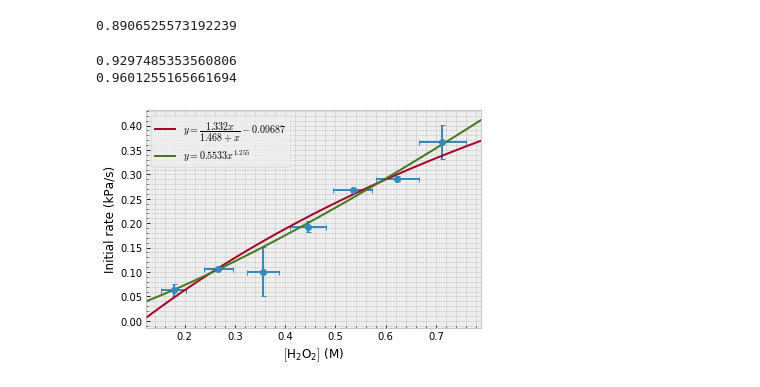
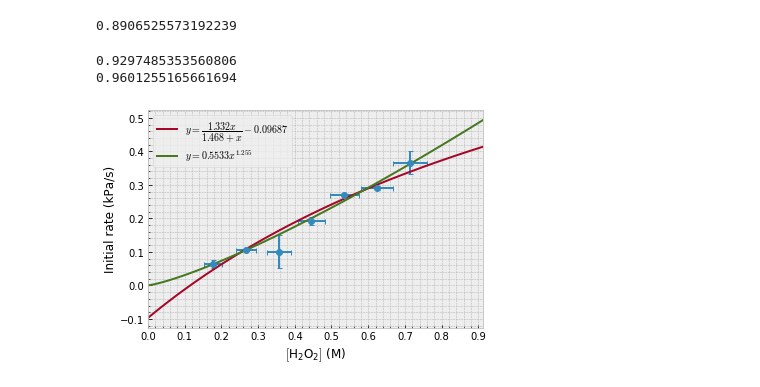
Before and after one commit to Pyxidatol-C/ChemIA, a Jupyter notebook: data/data.ipynb, the cells around one changed output. Drawn from its saved outputs; the diff is of its cells as text; code cells hidden in the pictures.

```diff
--- a/data/data.ipynb
+++ b/data/data.ipynb
@@ -298,33 +298,34 @@ v_max = 1.332
 
 k = 0.5533
 a = 1.255
 
 xlim_min, xlim_max = plt.gca().get_xlim()
 r2 = r2_score(ys, v_max * xs / (k_m + xs) + b)
 print(r2)
 
 r2_ = r2_score(ys, k * xs**a)
 print(r2_)
 
-xs_ = np.linspace(xlim_min, xlim_max)
+xs_ = np.linspace(0, xlim_max + xlim_min)
 plt.plot(xs_, v_max * xs_ / (k_m + xs_) + b,
          label=rf"$y = \dfrac{{{v_max} x}}{{{k_m} + x}} {b}$")
 plt.plot(xs_, k * xs_**a,
          label=rf"$y = {k} x^{{{a}}}$", color='C3')
-plt.xlim(xlim_min, xlim_max)
+plt.xlim(0, xlim_max + xlim_min)
 
 plt.xlabel("$[\mathregular{H_2O_2}]$ (M)")
 plt.ylabel("Initial rate (kPa/s)")
 # plt.title("$\mathregular{FeCl_3}$–catalysed decomposition of $\mathregular{H_2O_2}$")
 
 plt.minorticks_on()
+plt.gca().get_xaxis().set_major_locator(plt.MaxNLocator(10))
 plt.grid(which='minor')
 
 plt.legend()
 
 plt.savefig('processed_data.png', dpi=300)
 plt.show()
 # %% [output]
 0.9297485353560806
 0.9601255165661694
-[figure, old version]
+[figure, new version]
```
Also changed, not shown: parts of 5 cells of this notebook, 3 other files.
